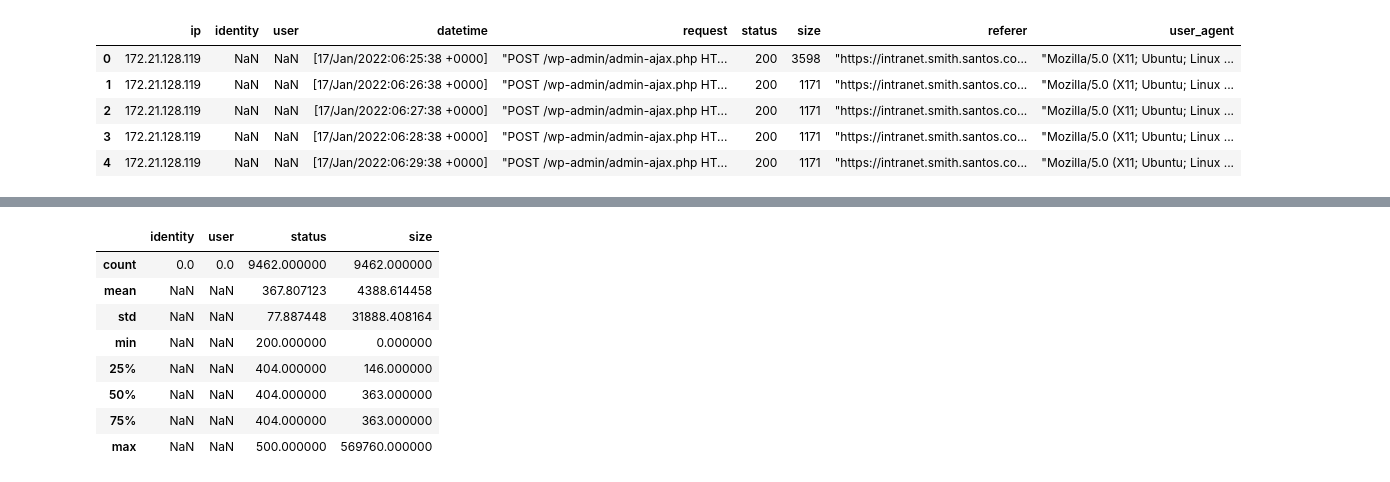
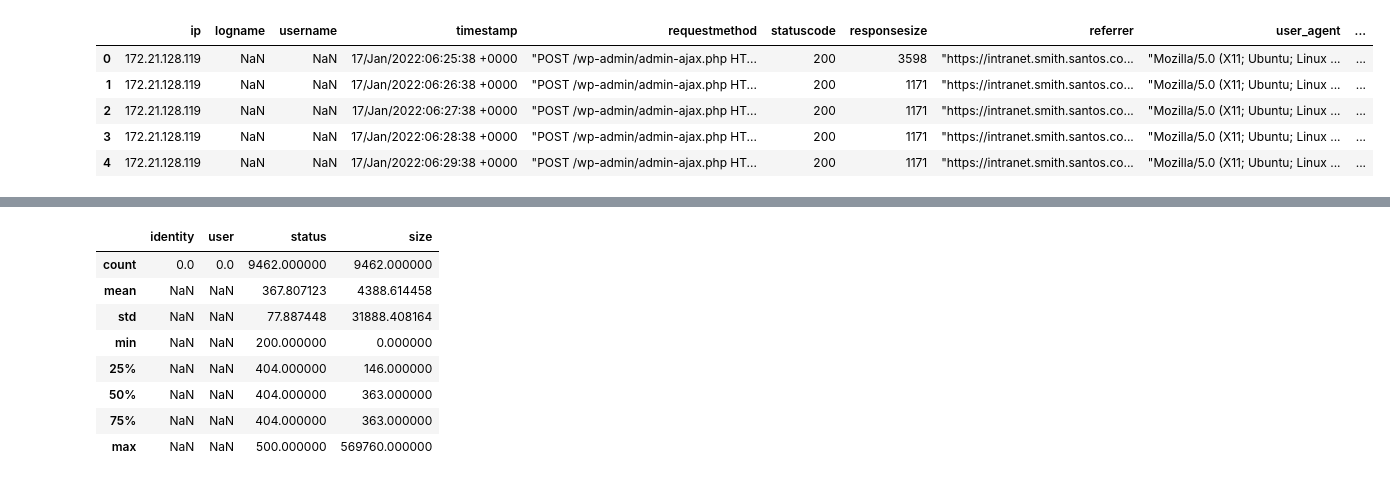
Before and after one commit to SlimTimster/IDSAlertCorrelaction_CySec_MasterThesis, a Jupyter notebook: intranet-access-log_Training.ipynb, the cells around one changed output, grey strips where cells are left out. Drawn from its saved outputs; the diff is of its cells as text; code cells hidden in the pictures.

```diff
--- a/intranet-access-log_Training.ipynb
+++ b/intranet-access-log_Training.ipynb
@@ -10,27 +12,36 @@ path_santos = "../../AIT_LD-v2/santos"
 path_log_file = "/gather/intranet_server/logs/apache2/intranet.smith.santos.com-access.log"
 path_true_labels = "/labels/intranet_server/logs/apache2/intranet.smith.santos.com-access.log"
-# %%
-# Define the column names for the log format
-columns = ['ip', 'identity', 'user', 'datetime', 'request', 'status', 'size', 'referer', 'user_agent']
-
-# Read the log file with space as delimiter
-# The sep parameter uses a regex pattern to handle multiple spaces
-# The quoting=3 parameter treats quotes as part of the text
-df_raw = pd.read_csv(
-    path_santos + path_log_file,
-    sep=r'\s(?=(?:[^"]*"[^"]*")*[^"]*$)(?![^\[]*\])',
-    engine='python',
-    header=None,
-    names=columns,
-    na_values='-',
-    quoting=3
-)
-
-df_raw.head()
-# %% [output]
-|  | ip | identity | user | datetime | request | status | size | referer | user_agent |
-| 0 | 172.21.128.119 | NaN | NaN | [17/Jan/2022:06:25:38 +0000] | "POST /wp-admin/admin-ajax.php HT... | 200 | 3598 | "https://intranet.smith.santos.co... | "Mozilla/5.0 (X11; Ubuntu; Linux ... |
-| 1 | 172.21.128.119 | NaN | NaN | [17/Jan/2022:06:26:38 +0000] | "POST /wp-admin/admin-ajax.php HT... | 200 | 1171 | "https://intranet.smith.santos.co... | "Mozilla/5.0 (X11; Ubuntu; Linux ... |
-| 2 | 172.21.128.119 | NaN | NaN | [17/Jan/2022:06:27:38 +0000] | "POST /wp-admin/admin-ajax.php HT... | 200 | 1171 | "https://intranet.smith.santos.co... | "Mozilla/5.0 (X11; Ubuntu; Linux ... |
-| 3 | 172.21.128.119 | NaN | NaN | [17/Jan/2022:06:28:38 +0000] | "POST /wp-admin/admin-ajax.php HT... | 200 | 1171 | "https://intranet.smith.santos.co... | "Mozilla/5.0 (X11; Ubuntu; Linux ... |
-| 4 | 172.21.128.119 | NaN | NaN | [17/Jan/2022:06:29:38 +0000] | "POST /wp-admin/admin-ajax.php HT... | 200 | 1171 | "https://intranet.smith.santos.co... | "Mozilla/5.0 (X11; Ubuntu; Linux ... |
+# %%
+# Define the column names for the log format
+columns = ['ip', 'logname', 'username', 'timestamp', 'requestmethod', 'statuscode', 'responsesize', 'referrer', 'user_agent']
+
+# Read the log file with space as delimiter
+df_raw = pd.read_csv(
+    path_santos + path_log_file,
+    sep=r'\s(?=(?:[^"]*"[^"]*")*[^"]*$)(?![^\[]*\])',
+    engine='python',
+    header=None,
+    names=columns,
+    na_values='-',
+    quoting=3
+)
+
+# Post-process the timestamp and request method columns
+# Remove brackets from timestamp
+df_raw['timestamp'] = df_raw['timestamp'].str.strip('[]')
+
+# Split the request method column (which contains "GET /path HTTP/1.1")
+# Create new columns for method, path, and protocol
+df_raw[['method', 'path', 'protocol']] = df_raw['requestmethod'].str.strip('"').str.split(' ', n=2, expand=True)
+
+# Drop the original requestmethod column
+#df_raw = df_raw.drop('requestmethod', axis=1)
+
+df_raw.head()
+# %% [output]
+|  | ip | logname | username | timestamp | requestmethod | statuscode | responsesize | referrer | user_agent | ... |
+| 0 | 172.21.128.119 | NaN | NaN | 17/Jan/2022:06:25:38 +0000 | "POST /wp-admin/admin-ajax.php HT... | 200 | 3598 | "https://intranet.smith.santos.co... | "Mozilla/5.0 (X11; Ubuntu; Linux ... | ... |
+| 1 | 172.21.128.119 | NaN | NaN | 17/Jan/2022:06:26:38 +0000 | "POST /wp-admin/admin-ajax.php HT... | 200 | 1171 | "https://intranet.smith.santos.co... | "Mozilla/5.0 (X11; Ubuntu; Linux ... | ... |
+| 2 | 172.21.128.119 | NaN | NaN | 17/Jan/2022:06:27:38 +0000 | "POST /wp-admin/admin-ajax.php HT... | 200 | 1171 | "https://intranet.smith.santos.co... | "Mozilla/5.0 (X11; Ubuntu; Linux ... | ... |
+| 3 | 172.21.128.119 | NaN | NaN | 17/Jan/2022:06:28:38 +0000 | "POST /wp-admin/admin-ajax.php HT... | 200 | 1171 | "https://intranet.smith.santos.co... | "Mozilla/5.0 (X11; Ubuntu; Linux ... | ... |
+| 4 | 172.21.128.119 | NaN | NaN | 17/Jan/2022:06:29:38 +0000 | "POST /wp-admin/admin-ajax.php HT... | 200 | 1171 | "https://intranet.smith.santos.co... | "Mozilla/5.0 (X11; Ubuntu; Linux ... | ... |
```
Also changed, not shown: parts of 16 cells of this notebook, 1 other file.
